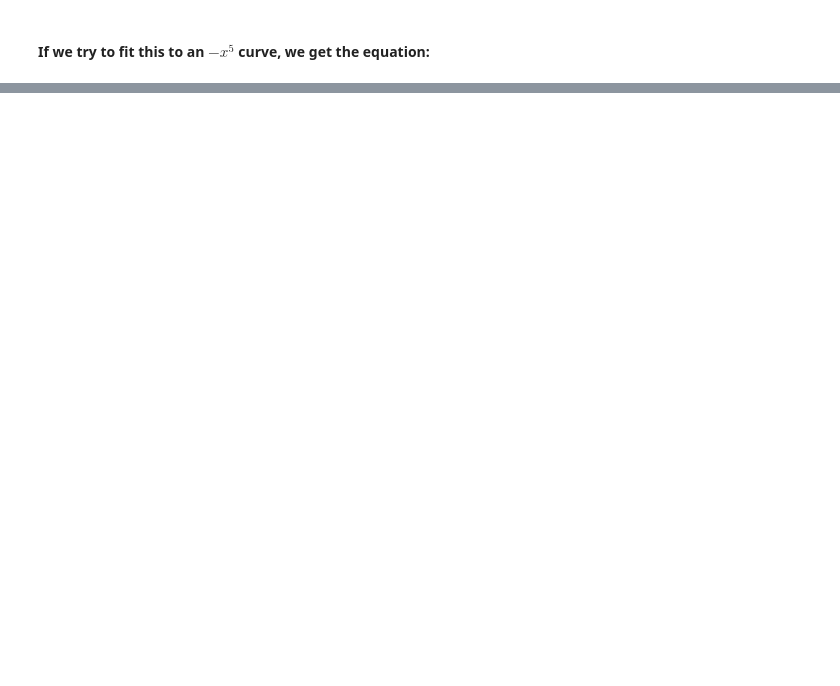
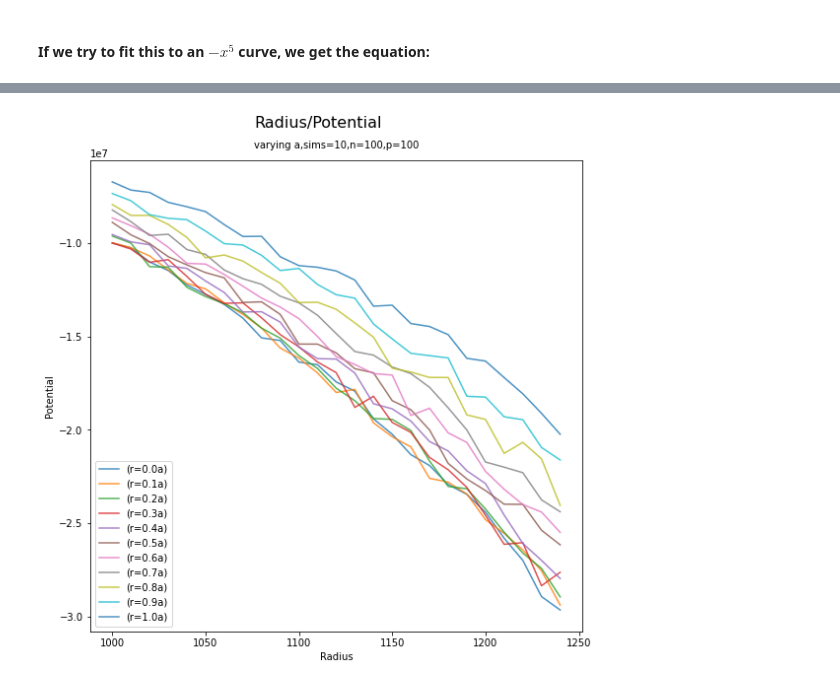
Before and after one commit to humz2k/Force-Error-Project, a Jupyter notebook: force-error-project-update.ipynb, the cells around one changed output, grey strips where cells are left out. Drawn from its saved outputs; the diff is of its cells as text; code cells hidden in the pictures; blank space fills up the shorter version.

```diff
--- a/force-error-project-update.ipynb
+++ b/force-error-project-update.ipynb
@@ -115,0 +116,11 @@ plot_radius_potential(density=list(range(10,1000,100)),n_particles=100,point=1,r
+# %%
+plot_radius_potential(density=100,
+                      n_particles=100,
+                      point=[i/10 for i in range(0,11)],
+                      repeats=10,
+                      model=None,
+                      show_theory=False,
+                      start=1000,
+                      upper_limit=1250)
+# %% [output]
+[figure, added]
```
Also changed, not shown: parts of 17 cells of this notebook, 1 other file.
